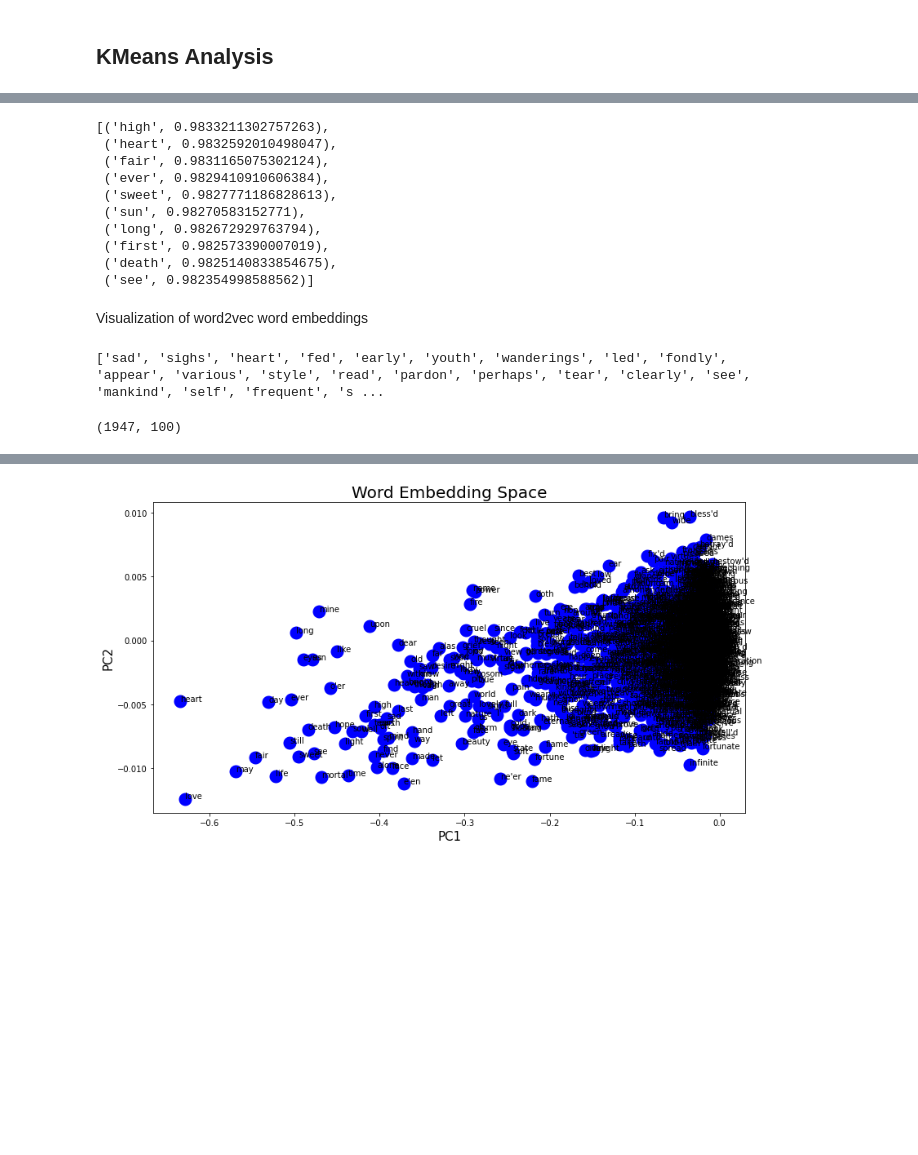
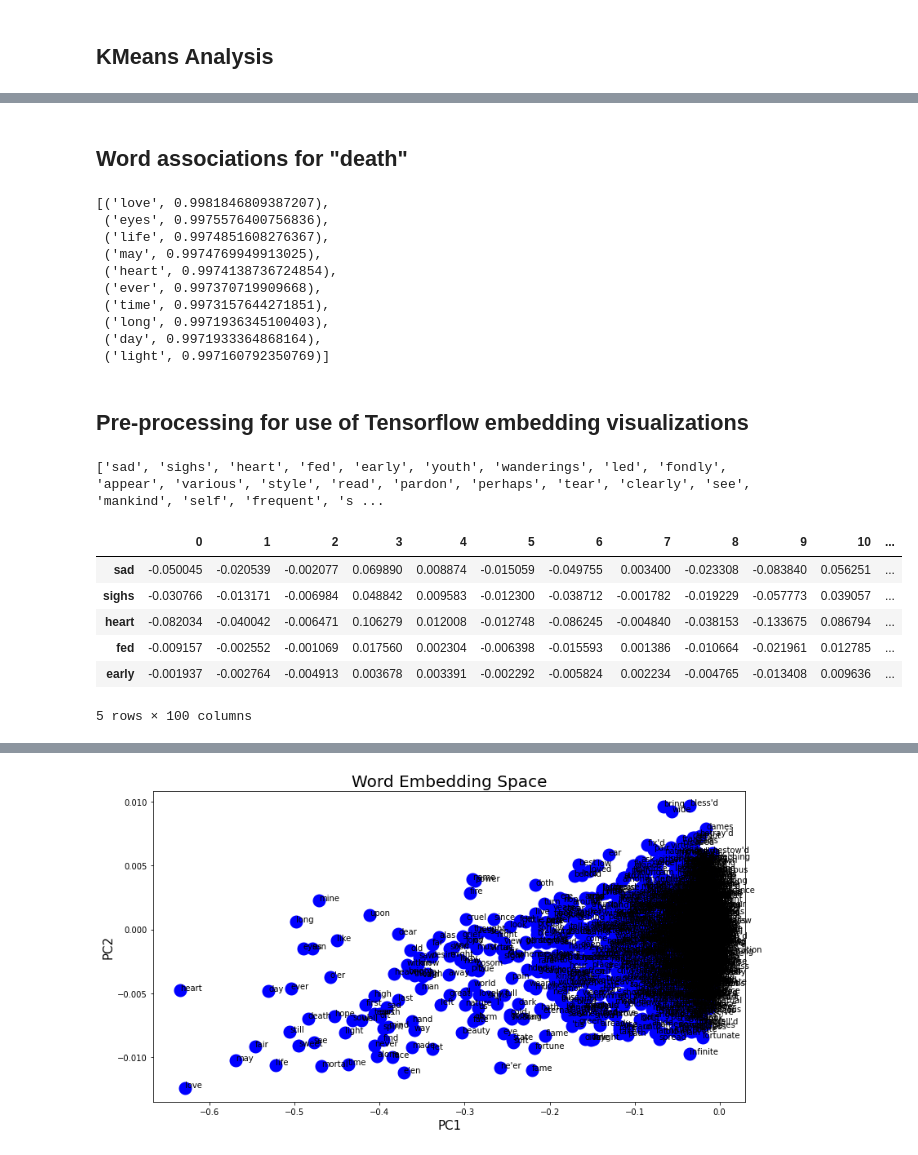
Before and after one commit to yi-ye-zhi-qiu/PetrarchsMisogyny, a Jupyter notebook: poemgenerator.ipynb, the cells around one changed output, grey strips where cells are left out. Drawn from its saved outputs; the diff is of its cells as text; code cells hidden in the pictures; blank space fills up the shorter version.

Commit message:
word embedding vis to use w/ TensorFlow

```diff
--- a/poemgenerator.ipynb
+++ b/poemgenerator.ipynb
@@ -277,18 +274,20 @@ model.save("word2vec.tsv")
+# %% [markdown]
+## Word associations for "death"
 # %%
-model.most_similar(positive="laura")
+model.most_similar(positive="death")
 # %% [output]
-[('high', 0.9833211302757263),
- ('heart', 0.9832592010498047),
- ('fair', 0.9831165075302124),
- ('ever', 0.9829410910606384),
- ('sweet', 0.9827771186828613),
- ('sun', 0.98270583152771),
- ('long', 0.982672929763794),
- ('first', 0.982573390007019),
- ('death', 0.9825140833854675),
- ('see', 0.982354998588562)]
+[('love', 0.9981846809387207),
+ ('eyes', 0.9975576400756836),
+ ('life', 0.9974851608276367),
+ ('may', 0.9974769949913025),
+ ('heart', 0.9974138736724854),
+ ('ever', 0.997370719909668),
+ ('time', 0.9973157644271851),
+ ('long', 0.9971936345100403),
+ ('day', 0.9971933364868164),
+ ('light', 0.997160792350769)]
 # %% [markdown]
-Visualization of word2vec word embeddings
+## Pre-processing for use of Tensorflow embedding visualizations
 # %%
 words=list(model.wv.vocab)
 print(words)
@@ -297,10 +296,17 @@ print(words)
 # %%
 #store all the word vectors in the data frame with 100 dimensions and use this data frame for PCA
 X=model[model.wv.vocab]
-df=pd.DataFrame(X)
+df=pd.DataFrame(X, index=model.wv.vocab)
 df.shape
+df.head()
 # %% [output]
+|  | 0 | 1 | 2 | 3 | 4 | 5 | 6 | 7 | 8 | 9 | 10 | ... |
+| sad | -0.050045 | -0.020539 | -0.002077 | 0.069890 | 0.008874 | -0.015059 | -0.049755 | 0.003400 | -0.023308 | -0.083840 | 0.056251 | ... |
+| sighs | -0.030766 | -0.013171 | -0.006984 | 0.048842 | 0.009583 | -0.012300 | -0.038712 | -0.001782 | -0.019229 | -0.057773 | 0.039057 | ... |
+| heart | -0.082034 | -0.040042 | -0.006471 | 0.106279 | 0.012008 | -0.012748 | -0.086245 | -0.004840 | -0.038153 | -0.133675 | 0.086794 | ... |
+| fed | -0.009157 | -0.002552 | -0.001069 | 0.017560 | 0.002304 | -0.006398 | -0.015593 | 0.001386 | -0.010664 | -0.021961 | 0.012785 | ... |
+| early | -0.001937 | -0.002764 | -0.004913 | 0.003678 | 0.003391 | -0.002292 | -0.005824 | 0.002234 | -0.004765 | -0.013408 | 0.009636 | ... |
-(1947, 100)
+5 rows × 100 columns
 # %%
 #Computing the correlation matrix
 X_corr=df.corr()
```
Also changed, not shown: parts of 17 cells of this notebook.
